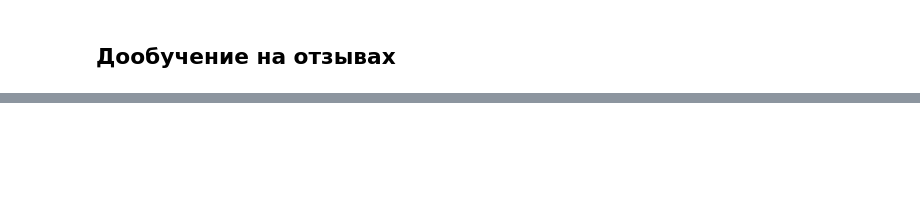
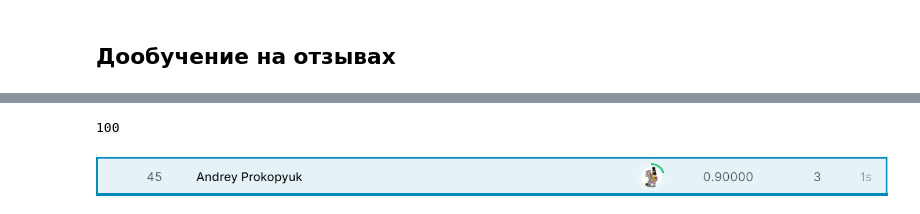
Before and after one commit to andre487/notebooks, a Jupyter notebook: ya-ml-course/c6/task6/review_classification.ipynb, the cells around one changed output, grey strips where cells are left out. Drawn from its saved outputs; the diff is of its cells as text; code cells hidden in the pictures; blank space fills up the shorter version.

```diff
--- a/ya-ml-course/c6/task6/review_classification.ipynb
+++ b/ya-ml-course/c6/task6/review_classification.ipynb
@@ -137,0 +163,4 @@ plt.legend(loc='lower right')
+# %%
+len(reviews)
+# %% [output]
+100
@@ -137,0 +179,4 @@ plt.legend(loc='lower right')
+# %%
+Image(filename='screen.png')
+# %% [output]
+[figure, added]
```
Also changed, not shown: parts of 12 cells of this notebook, 3 other files.
